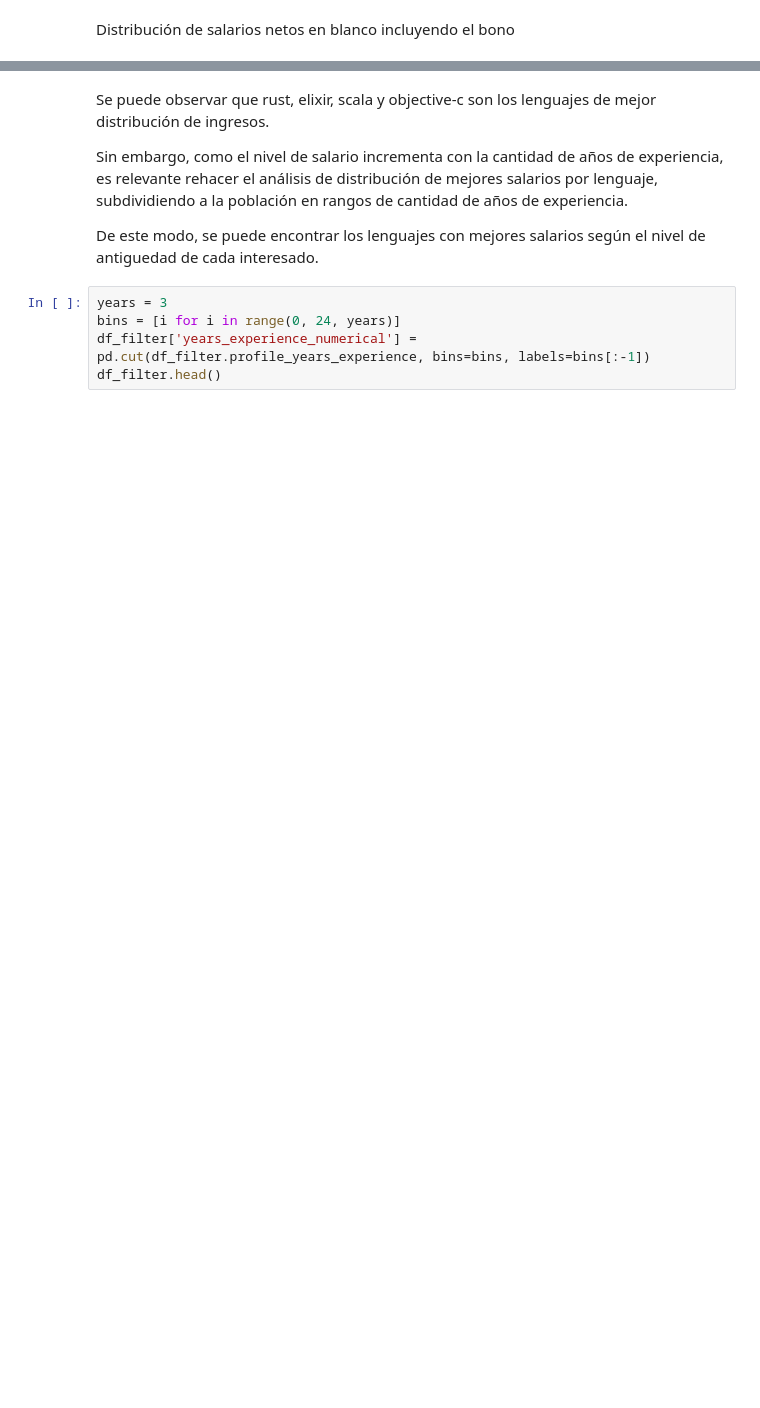
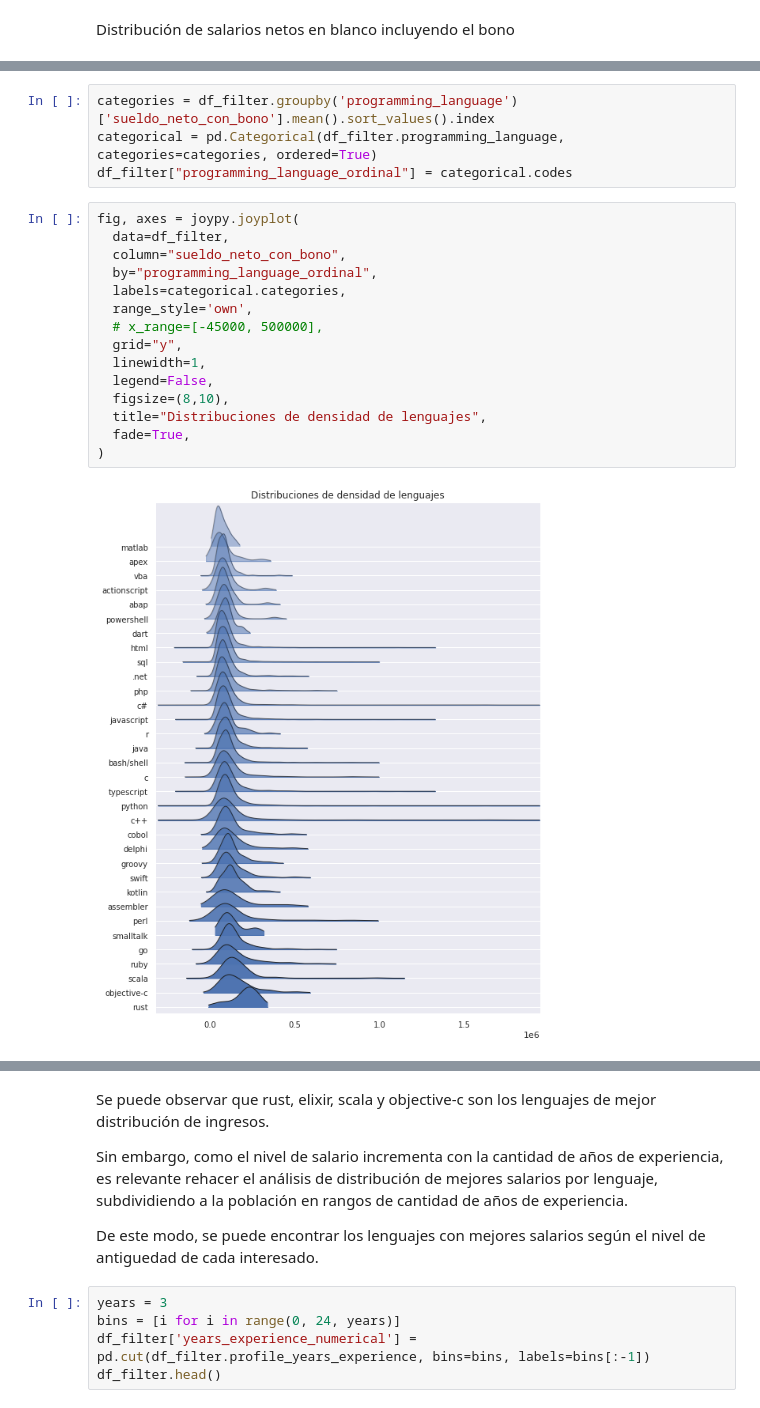
Before and after one commit to fnbellomo/DiploDatos2021, a Jupyter notebook: AyVD/Entregable_Parte_1_franco.ipynb, the cells around one changed output, grey strips where cells are left out. Drawn from its saved outputs; the diff is of its cells as text; blank space fills up the shorter version.

```diff
--- a/AyVD/Entregable_Parte_1_franco.ipynb
+++ b/AyVD/Entregable_Parte_1_franco.ipynb
@@ -371 +373,22 @@ fig.tight_layout()
+# %%
+categories = df_filter.groupby('programming_language')['sueldo_neto_con_bono'].mean().sort_values().index
+categorical = pd.Categorical(df_filter.programming_language, categories=categories, ordered=True)
+df_filter["programming_language_ordinal"] = categorical.codes
+# %%
+fig, axes = joypy.joyplot(
+  data=df_filter,
+  column="sueldo_neto_con_bono",
+  by="programming_language_ordinal",
+  labels=categorical.categories,
+  range_style='own',
+  # x_range=[-45000, 500000],
+  grid="y",
+  linewidth=1,
+  legend=False,
+  figsize=(8,10),
+  title="Distribuciones de densidad de lenguajes",
+  fade=True,
+)
+# %% [output]
+[figure, added]
 # %%
```
Also changed, not shown: parts of 5 cells of this notebook.
